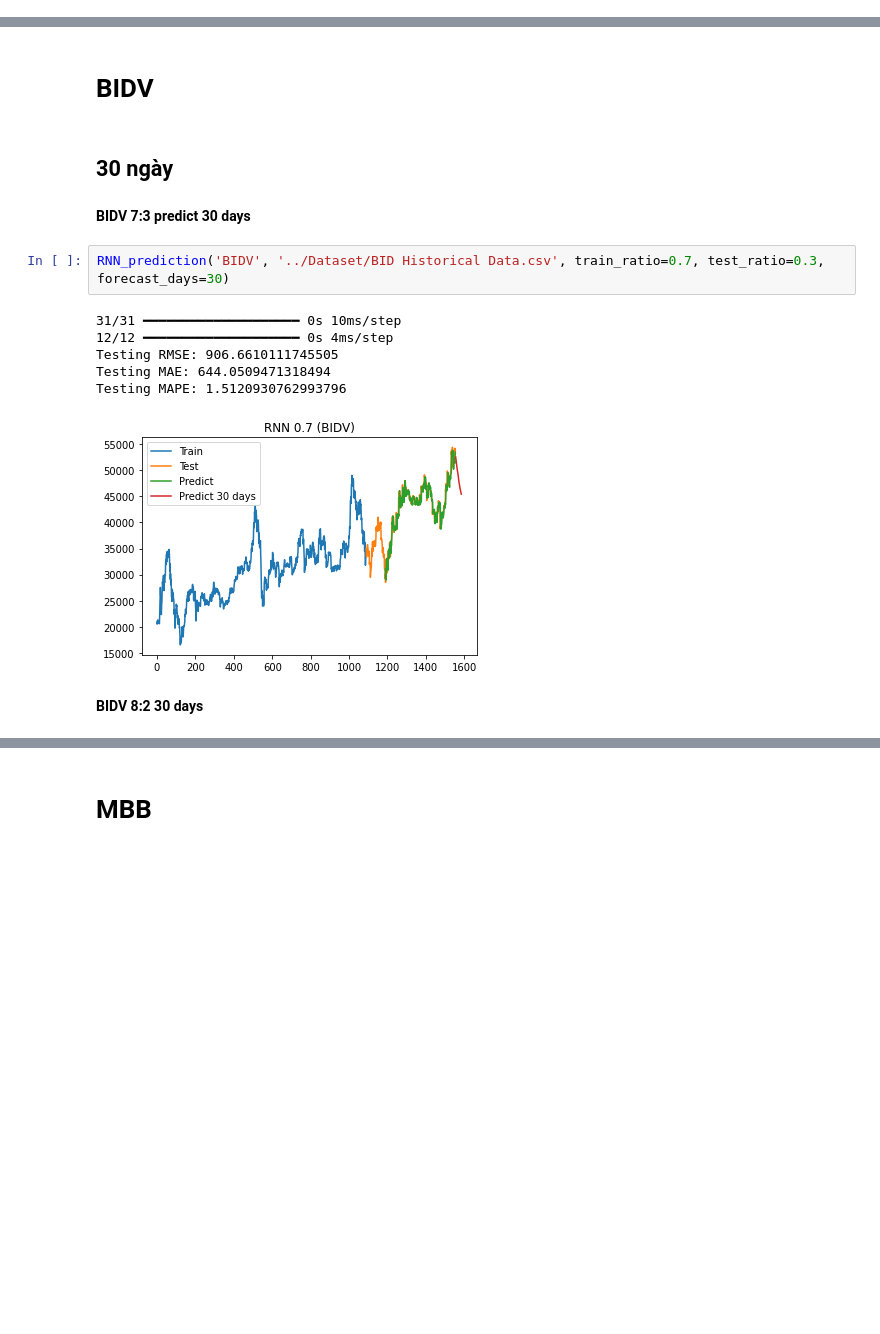
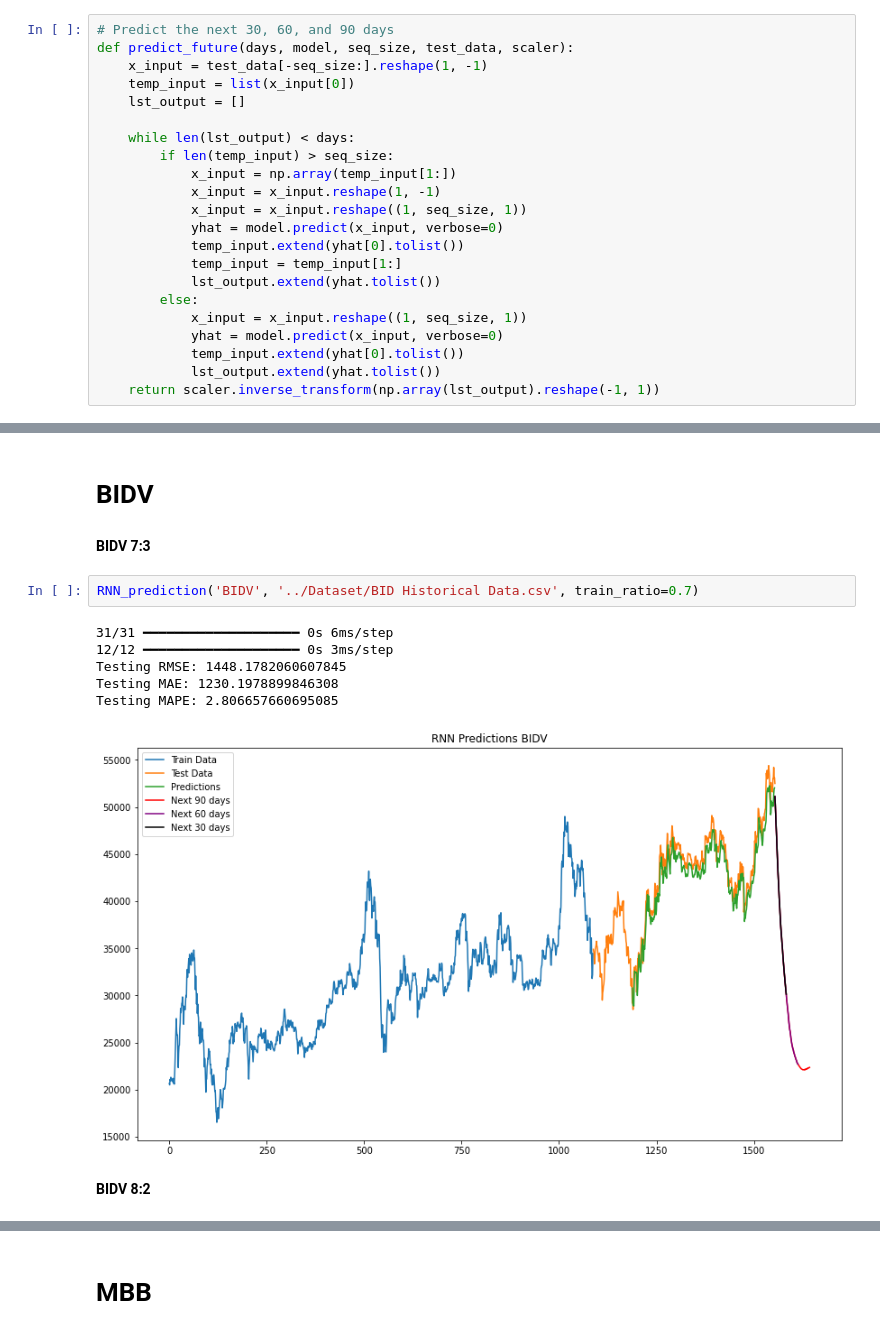
Before and after one commit to Duonglthuy1204/IS403_O21_16, a Jupyter notebook: Model/RNN.ipynb, the cells around one changed output, grey strips where cells are left out. Drawn from its saved outputs; the diff is of its cells as text; blank space fills up the shorter version.

```diff
--- a/Model/RNN.ipynb
+++ b/Model/RNN.ipynb
@@ -47,4 +47,26 @@ def create_dataset(dataset, time_step=1):
         dataX.append(a)
         dataY.append(dataset[i + time_step, 0])
     return np.array(dataX), np.array(dataY)
+# %%
+# Predict the next 30, 60, and 90 days
+def predict_future(days, model, seq_size, test_data, scaler):
+    x_input = test_data[-seq_size:].reshape(1, -1)
+    temp_input = list(x_input[0])
+    lst_output = []
+
+    while len(lst_output) < days:
+        if len(temp_input) > seq_size:
+            x_input = np.array(temp_input[1:])
+            x_input = x_input.reshape(1, -1)
+            x_input = x_input.reshape((1, seq_size, 1))
+            yhat = model.predict(x_input, verbose=0)
+            temp_input.extend(yhat[0].tolist())
+            temp_input = temp_input[1:]
+            lst_output.extend(yhat.tolist())
+        else:
+            x_input = x_input.reshape((1, seq_size, 1))
+            yhat = model.predict(x_input, verbose=0)
+            temp_input.extend(yhat[0].tolist())
+            lst_output.extend(yhat.tolist())
+    return scaler.inverse_transform(np.array(lst_output).reshape(-1, 1))
 # %%
@@ -136,19 +156,17 @@ def RNN_prediction(name, file_name, train_ratio=0.7, test_ratio=0.2, forecast_da
     plt.show()
 # %% [markdown]
 # **BIDV**
-# %% [markdown]
-## **30 ngày**
 # %% [markdown]
-**BIDV 7:3 predict 30 days**
+**BIDV 7:3**
 # %%
-RNN_prediction('BIDV', '../Dataset/BID Historical Data.csv', train_ratio=0.7, test_ratio=0.3, forecast_days=30)
+RNN_prediction('BIDV', '../Dataset/BID Historical Data.csv', train_ratio=0.7)
 # %% [output]
-31/31 ━━━━━━━━━━━━━━━━━━━━ 0s 10ms/step
-12/12 ━━━━━━━━━━━━━━━━━━━━ 0s 4ms/step
-Testing RMSE: 906.6610111745505
-Testing MAE: 644.0509471318494
-Testing MAPE: 1.5120930762993796
+31/31 ━━━━━━━━━━━━━━━━━━━━ 0s 6ms/step
+12/12 ━━━━━━━━━━━━━━━━━━━━ 0s 3ms/step
+Testing RMSE: 1448.1782060607845
+Testing MAE: 1230.1978899846308
+Testing MAPE: 2.806657660695085
-[figure, old version]
+[figure, new version]
 # %% [markdown]
-**BIDV 8:2 30 days**
+**BIDV 8:2**
 # %%
```
Also changed, not shown: parts of 60 cells of this notebook, 4 other files.
